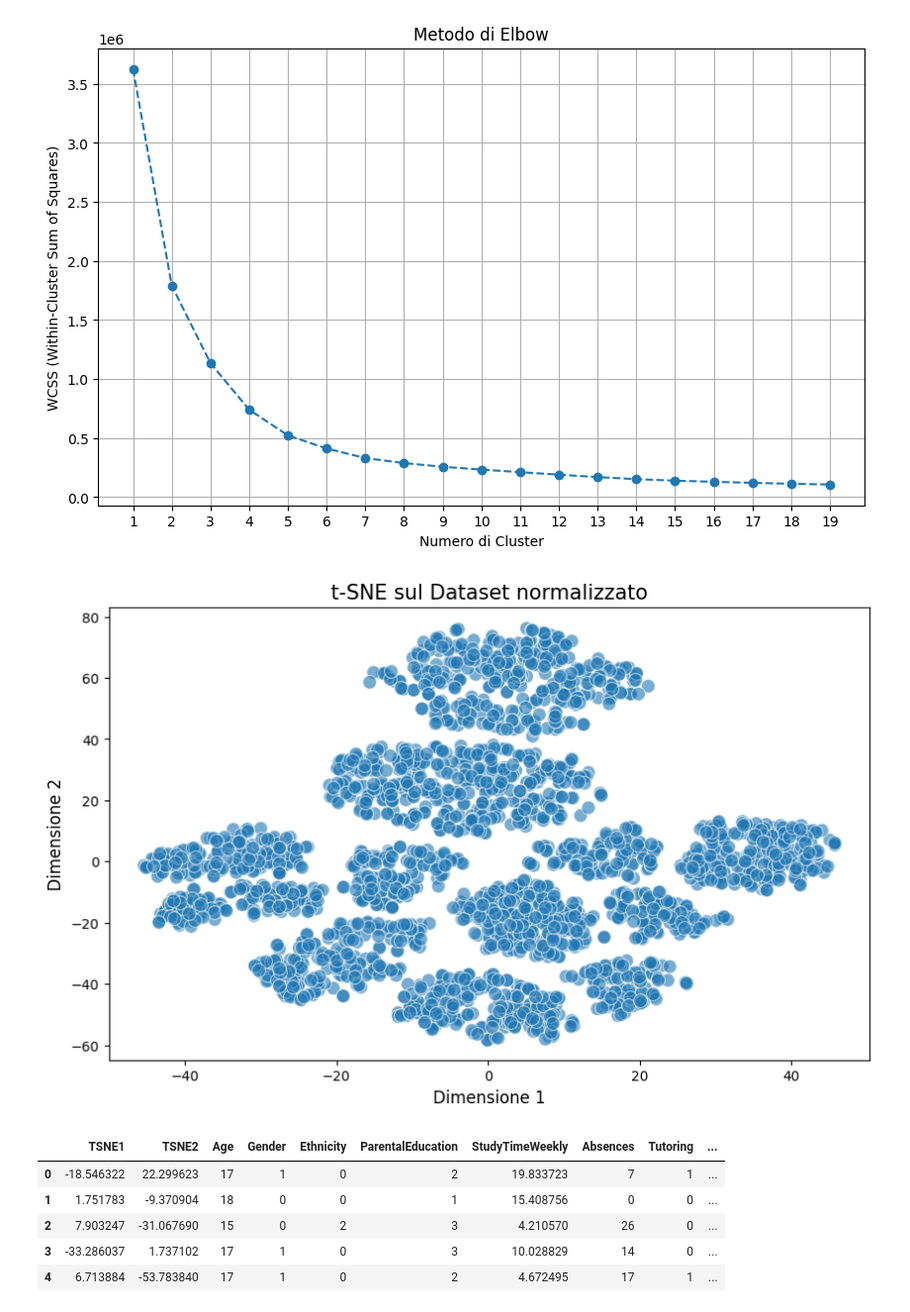
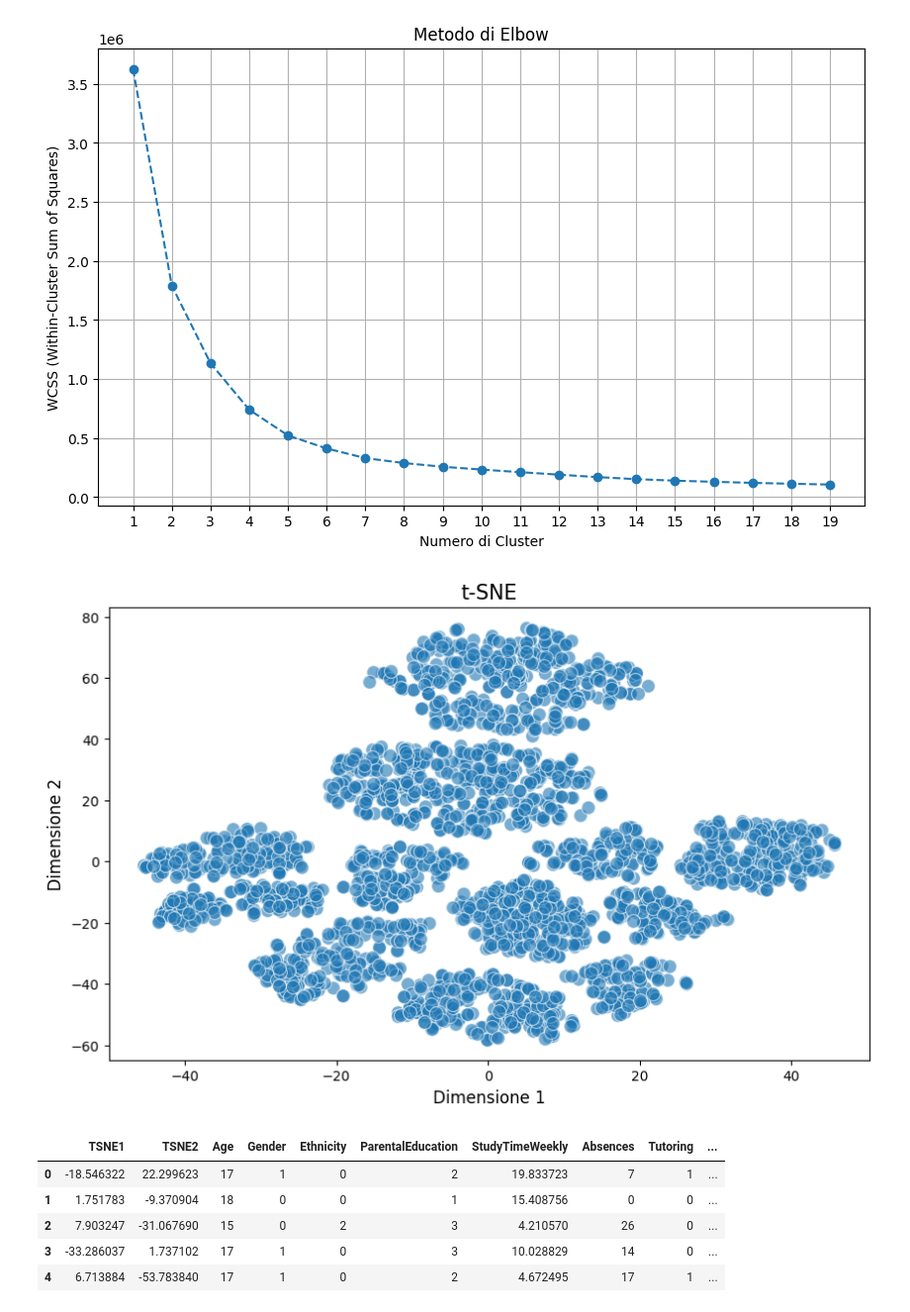
Before and after one commit to Giansimone-Coccia/Student_Performance_Analysis, a Jupyter notebook: Clusterizzazione.ipynb, the cells around one changed output. Shown at 99% size. Saved outputs shown, nothing was run; the diff lists cells and outputs as text; code cells hidden in the pictures.

```diff
--- a/Clusterizzazione.ipynb
+++ b/Clusterizzazione.ipynb
@@ -67,20 +67,20 @@ plt.show()
 # %%
 import matplotlib.pyplot as plt
 import seaborn as sns
 
 # Creiamo il grafico 2D del risultato t-SNE
 plt.figure(figsize=(10, 6))
 sns.scatterplot(x=df_scaled_2d_tsne[:, 0], y=df_scaled_2d_tsne[:, 1], s=100, alpha=0.6, edgecolor="w")
 
 # Aggiungiamo etichette e titolo
-plt.title('t-SNE sul Dataset normalizzato', fontsize=15)
+plt.title('t-SNE', fontsize=15)
 plt.xlabel('Dimensione 1', fontsize=12)
 plt.ylabel('Dimensione 2', fontsize=12)
 
 # Mostriamo il grafico
 plt.show()
 # %% [output]
-[figure, old version]
+[figure, new version]
 # %%
 from sklearn.cluster import KMeans
 
```
